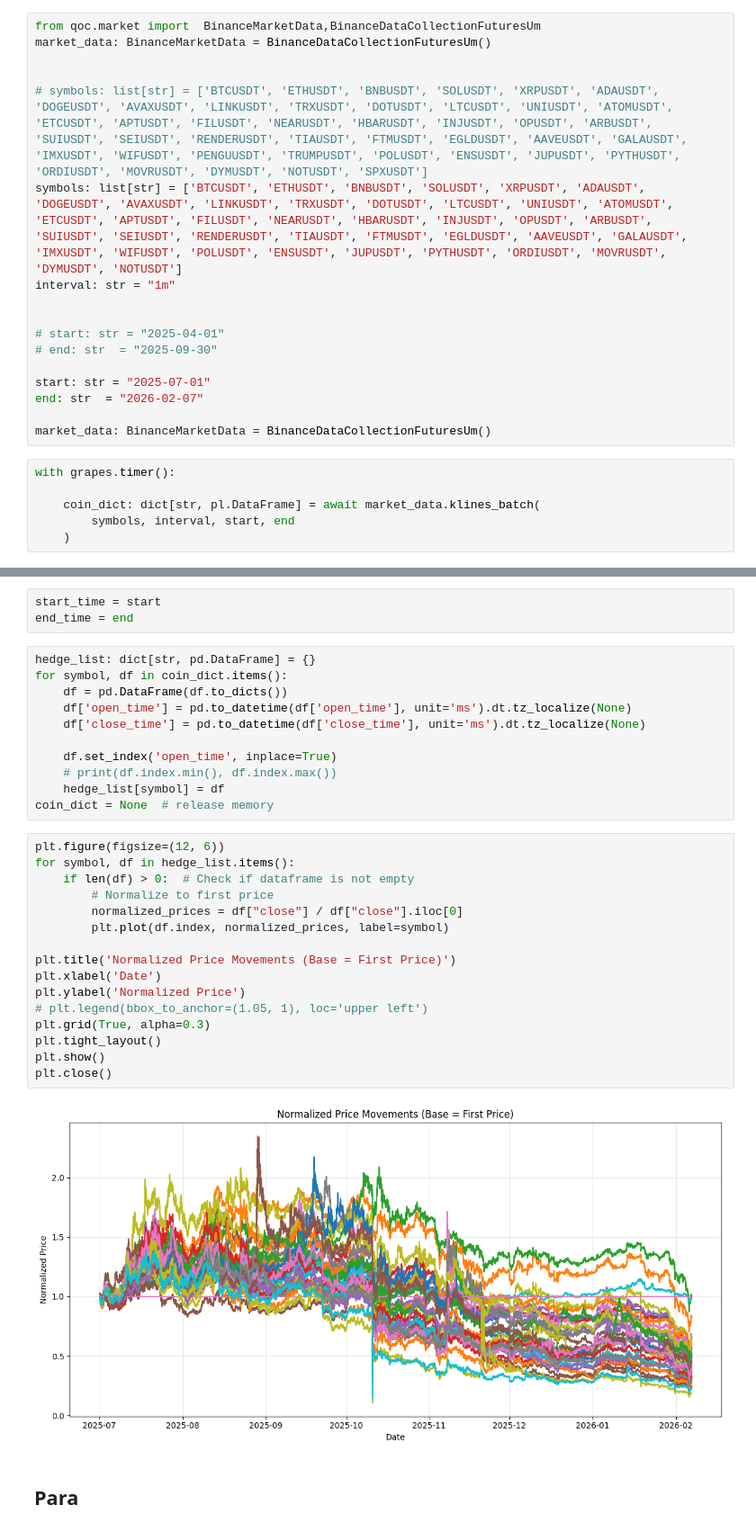
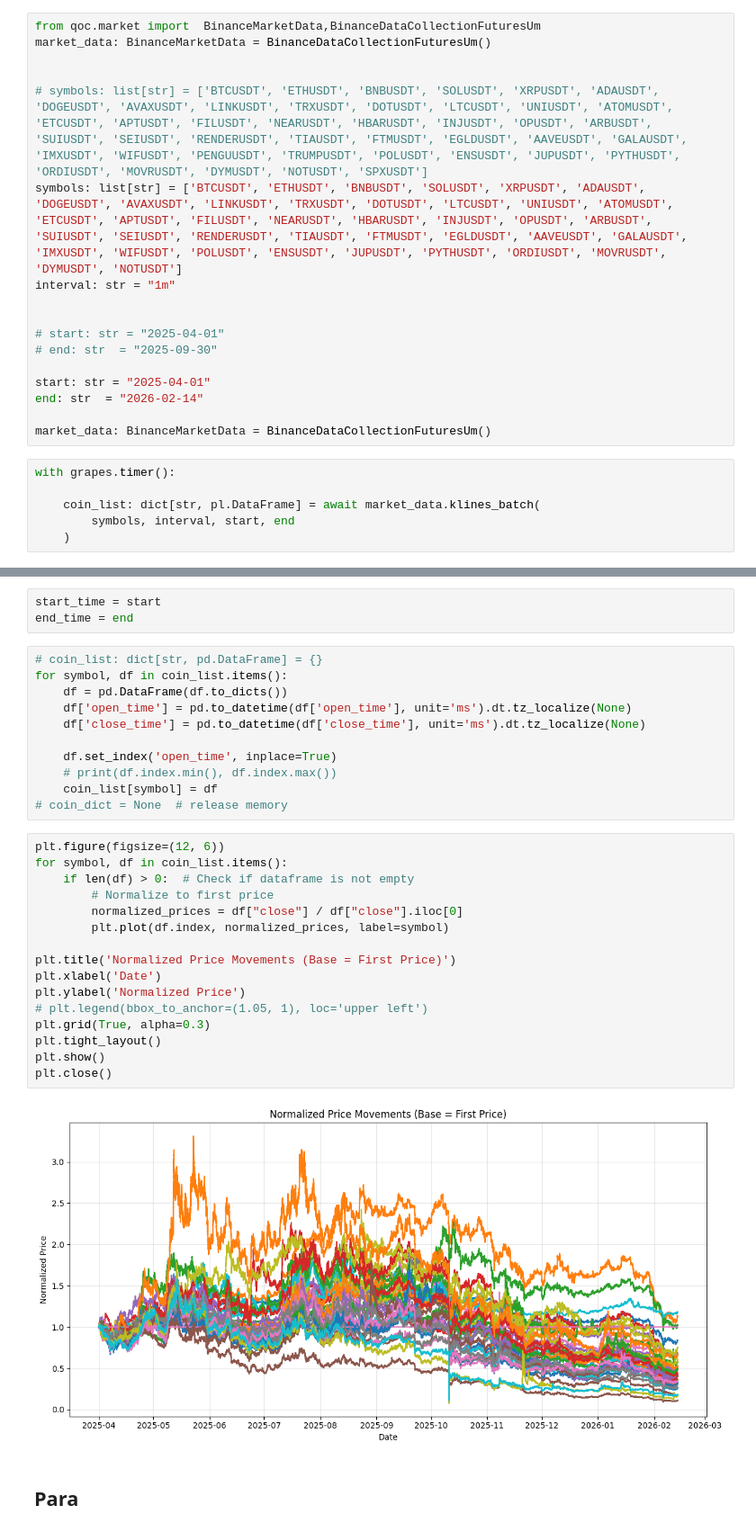
Before and after one commit to RockyLiii/Quant-on-Crypto, a Jupyter notebook: strategies/mmpair-strategy/research_rdft.ipynb, the cells around one changed output, grey strips where cells are left out. Shown at 90% size. Saved outputs shown, nothing was run; the diff lists cells and outputs as text.

```diff
--- a/strategies/mmpair-strategy/research_rdft.ipynb
+++ b/strategies/mmpair-strategy/research_rdft.ipynb
@@ -19,14 +19,14 @@ interval: str = "1m"
 # start: str = "2025-04-01"
 # end: str  = "2025-09-30"
 
-start: str = "2025-07-01"
-end: str  = "2026-02-07"
+start: str = "2025-04-01"
+end: str  = "2026-02-14"
 
 market_data: BinanceMarketData = BinanceDataCollectionFuturesUm()
 # %%
 with grapes.timer():
 
-    coin_dict: dict[str, pl.DataFrame] = await market_data.klines_batch(
+    coin_list: dict[str, pl.DataFrame] = await market_data.klines_batch(
         symbols, interval, start, end
     )
 # %% [markdown]
@@ -48,34 +48,34 @@ end_time = datetime.strptime(end, "%Y-%m-%d")
 start_time = start
 end_time = end
 # %%
-hedge_list: dict[str, pd.DataFrame] = {}
-for symbol, df in coin_dict.items():
+# coin_list: dict[str, pd.DataFrame] = {}
+for symbol, df in coin_list.items():
     df = pd.DataFrame(df.to_dicts())
     df['open_time'] = pd.to_datetime(df['open_time'], unit='ms').dt.tz_localize(None)
     df['close_time'] = pd.to_datetime(df['close_time'], unit='ms').dt.tz_localize(None)
 
     df.set_index('open_time', inplace=True)
     # print(df.index.min(), df.index.max())
-    hedge_list[symbol] = df
-coin_dict = None  # release memory
+    coin_list[symbol] = df
+# coin_dict = None  # release memory
 # %%
 plt.figure(figsize=(12, 6))
-for symbol, df in hedge_list.items():
+for symbol, df in coin_list.items():
     if len(df) > 0:  # Check if dataframe is not empty
         # Normalize to first price
         normalized_prices = df["close"] / df["close"].iloc[0]
         plt.plot(df.index, normalized_prices, label=symbol)
 
 plt.title('Normalized Price Movements (Base = First Price)')
 plt.xlabel('Date')
 plt.ylabel('Normalized Price')
 # plt.legend(bbox_to_anchor=(1.05, 1), loc='upper left')
 plt.grid(True, alpha=0.3)
 plt.tight_layout()
 plt.show()
 plt.close()
 # %% [output]
-[figure, old version]
+[figure, new version]
 # %% [markdown]
 ## Para
 # %%
```
Also changed, not shown: parts of 44 cells of this notebook, 15 other files.
